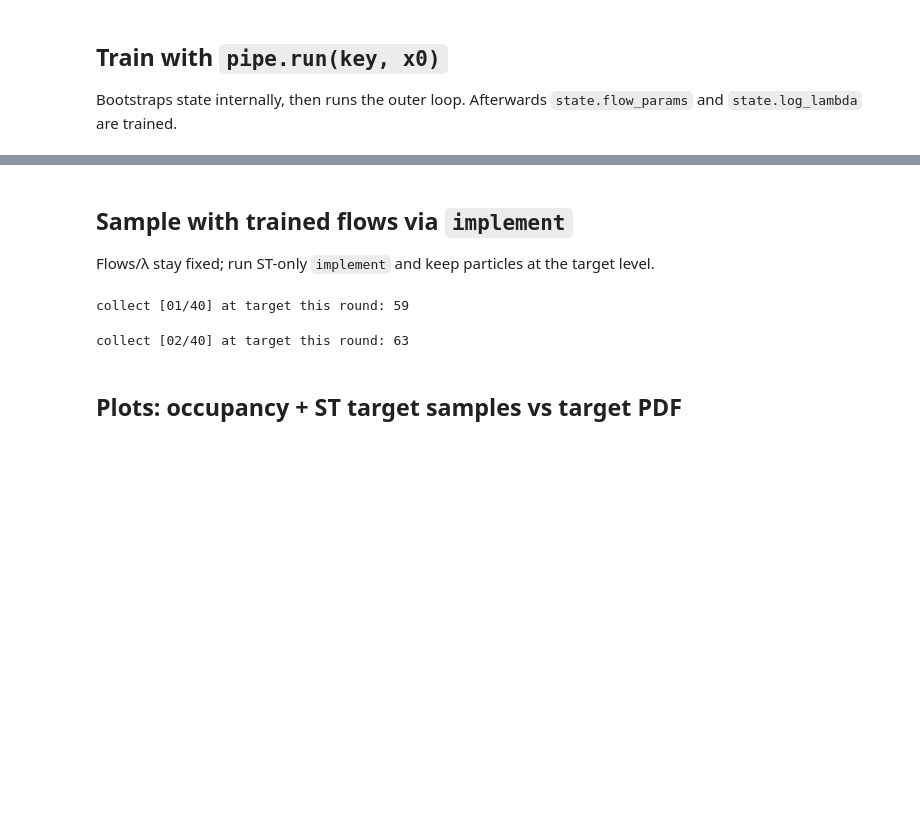
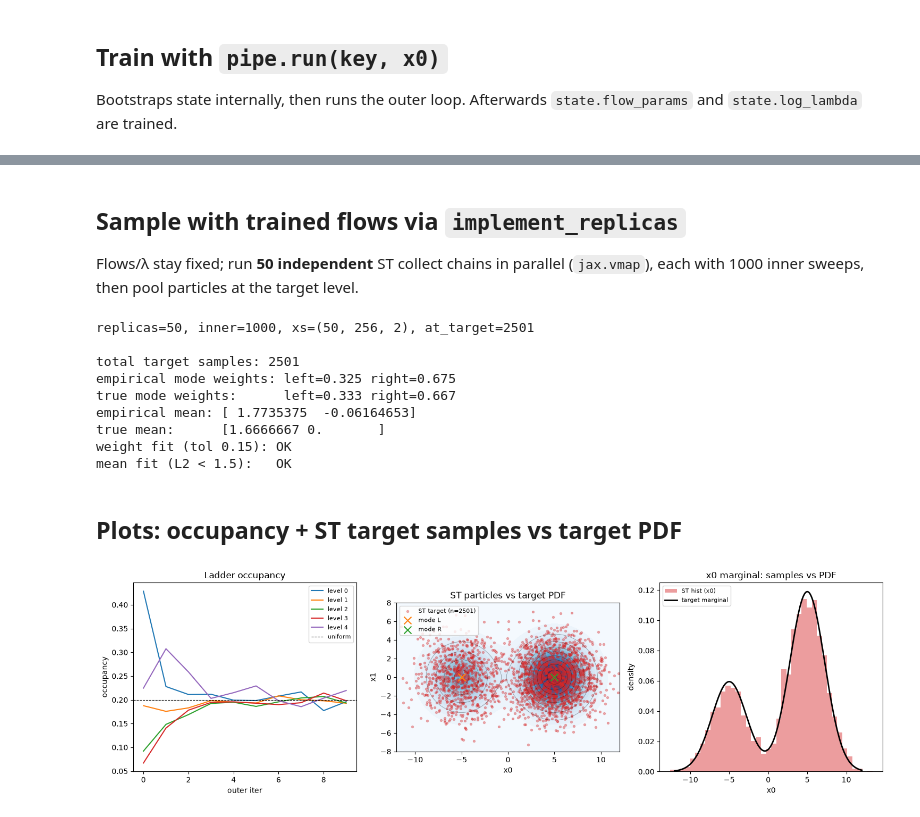
Before and after one commit to saobangmath/jax-krystal, a Jupyter notebook: examples/bimodal_st.ipynb, the cells around one changed output, grey strips where cells are left out. Saved outputs shown, nothing was run; the diff lists cells and outputs as text; code cells hidden in the pictures; blank space fills up the shorter version.

Commit message:
rewritten code to use vmap

```diff
--- a/examples/bimodal_st.ipynb
+++ b/examples/bimodal_st.ipynb
@@ -145,27 +156,23 @@ final occupancy: [0.2125     0.18548179 0.17460938 0.18059897 0.24680991]
 # %% [markdown]
-## Sample with trained flows via `implement`
+## Sample with trained flows via `implement_replicas`
 
-Flows/λ stay fixed; run ST-only `implement` and keep particles at the target level.
+Flows/λ stay fixed; run **50 independent** ST collect chains in parallel (`jax.vmap`), each with 1000 inner sweeps, then pool particles at the target level.
 # %%
 target_level = n_levels - 1
-pipe.n_inner = collect_inner  # longer ST window for sampling
+pipe.n_inner = collect_inner
+key, k_collect = random.split(key)
+collect_keys = random.split(k_collect, n_collect_rounds)
+xs, levels, _counts = pipe.implement_replicas(state, collect_keys)
+at_target = xs[levels == target_level]
 
-collected = []
-for r in tqdm(range(n_collect_rounds), desc="collect (target)"):
-    # Uses state.flow_params / log_lambda from run() — no further learning.
-    state = pipe.implement(state, progress=True)
-    batch = state.x[state.levels == target_level]
-    if batch.shape[0] > 0:
-        collected.append(batch)
-    tqdm.write(
-        f"collect [{r+1:02d}/{n_collect_rounds}] at target this round: {batch.shape[0]}"
-    )
+print(
+    f"replicas={n_collect_rounds}, inner={collect_inner}, "
+    f"xs={tuple(xs.shape)}, at_target={at_target.shape[0]}"
+)
 
-if not collected:
-    at_target = jnp.zeros((0, DIM))
+if at_target.shape[0] == 0:
     print("No particles at target — ladder did not mix enough.")
 else:
-    at_target = jnp.concatenate(collected, axis=0)
     frac_left, frac_right = mode_weights(at_target)
     emp_mean = jnp.mean(at_target, axis=0)
     true_mean = W_LEFT * MEAN_LEFT + W_RIGHT * MEAN_RIGHT
@@ -180,8 +187,15 @@ else:
     print(f"weight fit (tol 0.15): {'OK' if weight_ok else 'WEAK'}")
     print(f"mean fit (L2 < 1.5):   {'OK' if mean_ok else 'WEAK'}")
 # %% [output]
-collect [01/40] at target this round: 59
+replicas=50, inner=1000, xs=(50, 256, 2), at_target=2501
+
+total target samples: 2501
+empirical mode weights: left=0.325 right=0.675
+true mode weights:      left=0.333 right=0.667
+empirical mean: [ 1.7735375  -0.06164653]
+true mean:      [1.6666667 0.       ]
+weight fit (tol 0.15): OK
+mean fit (L2 < 1.5):   OK
-collect [02/40] at target this round: 63
 # %% [markdown]
 ## Plots: occupancy + ST target samples vs target PDF
 # %%
@@ -206,9 +220,9 @@ xx, yy = jnp.meshgrid(
     jnp.linspace(y_min, y_max, gs),
 )
 grid = jnp.stack([xx.ravel(), yy.ravel()], axis=-1)
-pdf = jnp.exp(target_log_prob(grid)).reshape(xx.shape)
+pdf = target_pdf(grid).reshape(xx.shape)
 
-# 2) Target PDF contours + all collected ST particles
+# 2) Target PDF contours + pooled ST particles from parallel replica collect
 axes[1].contourf(xx, yy, pdf, levels=30, cmap="Blues")
 axes[1].contour(xx, yy, pdf, levels=8, colors="k", linewidths=0.4, alpha=0.5)
 if at_target.shape[0] > 0:
@@ -222,38 +236,33 @@ if at_target.shape[0] > 0:
     )
 axes[1].scatter(*MEAN_LEFT, c="C1", marker="x", s=100, zorder=5, label="mode L")
 axes[1].scatter(*MEAN_RIGHT, c="C2", marker="x", s=100, zorder=5, label="mode R")
 axes[1].set_xlim(x_min, x_max)
 axes[1].set_ylim(y_min, y_max)
 axes[1].set_xlabel("x0")
 axes[1].set_ylabel("x1")
 axes[1].set_title("ST particles vs target PDF")
 axes[1].legend(fontsize=8, loc="upper left")
 axes[1].set_aspect("equal", adjustable="box")
 
 # 3) 1D marginal on x0: histogram vs target marginal PDF
-# For isotropic mixture, marginal of x0 is (1/3)N(-5,5)+(2/3)N(5,5).
 x_line = jnp.linspace(x_min, x_max, 400)
-
-
-def _gauss1d(x, mean, var):
-    return jnp.exp(-0.5 * ((x - mean) ** 2) / var) / jnp.sqrt(2.0 * jnp.pi * var)
-
-
-marginal = W_LEFT * _gauss1d(x_line, -5.0, VAR) + W_RIGHT * _gauss1d(x_line, 5.0, VAR)
+marginal = marginal_x0_pdf(x_line)
 if at_target.shape[0] > 0:
     axes[2].hist(
         at_target[:, 0],
         bins=40,
         density=True,
         color="C3",
         alpha=0.45,
         label="ST hist (x0)",
     )
 axes[2].plot(x_line, marginal, "k-", lw=2, label="target marginal")
 axes[2].set_xlabel("x0")
 axes[2].set_ylabel("density")
 axes[2].set_title("x0 marginal: samples vs PDF")
 axes[2].legend(fontsize=8)
 
 fig.tight_layout()
 plt.show()
+# %% [output]
+[figure, added]
```
Also changed, not shown: parts of 4 cells of this notebook, 3 other files.
